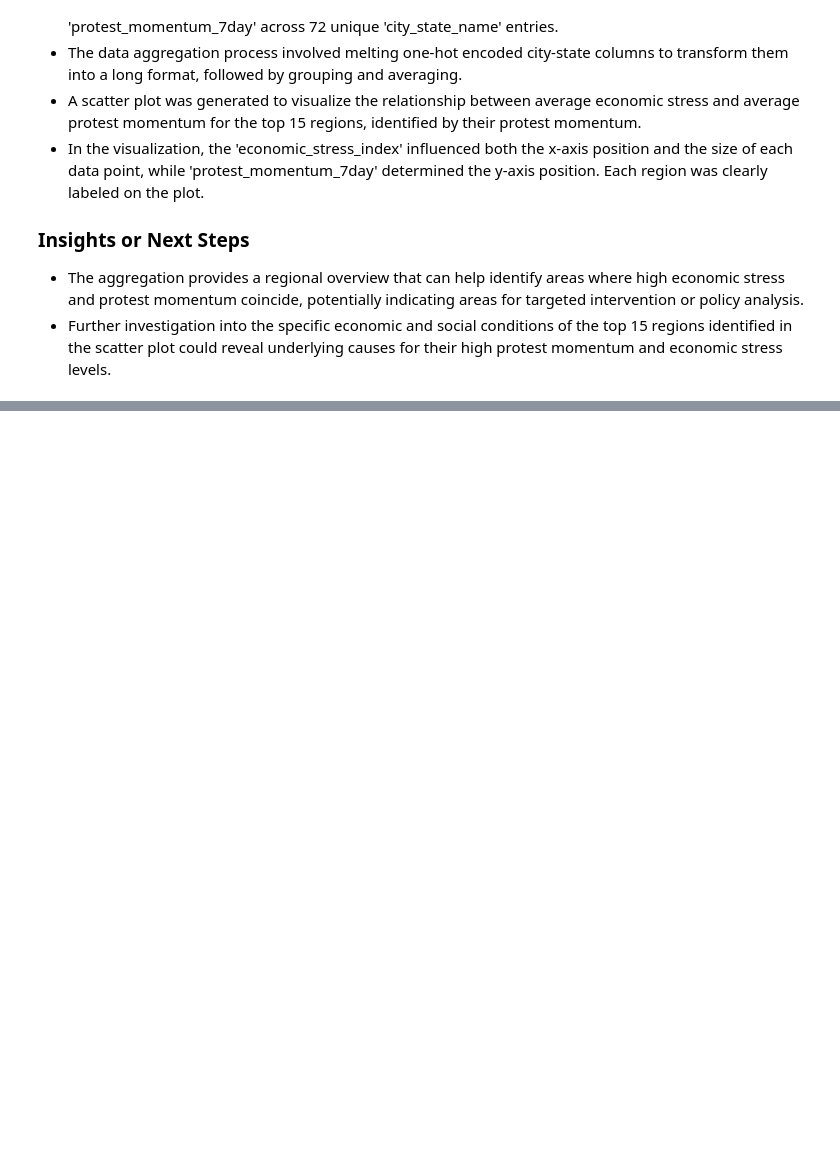
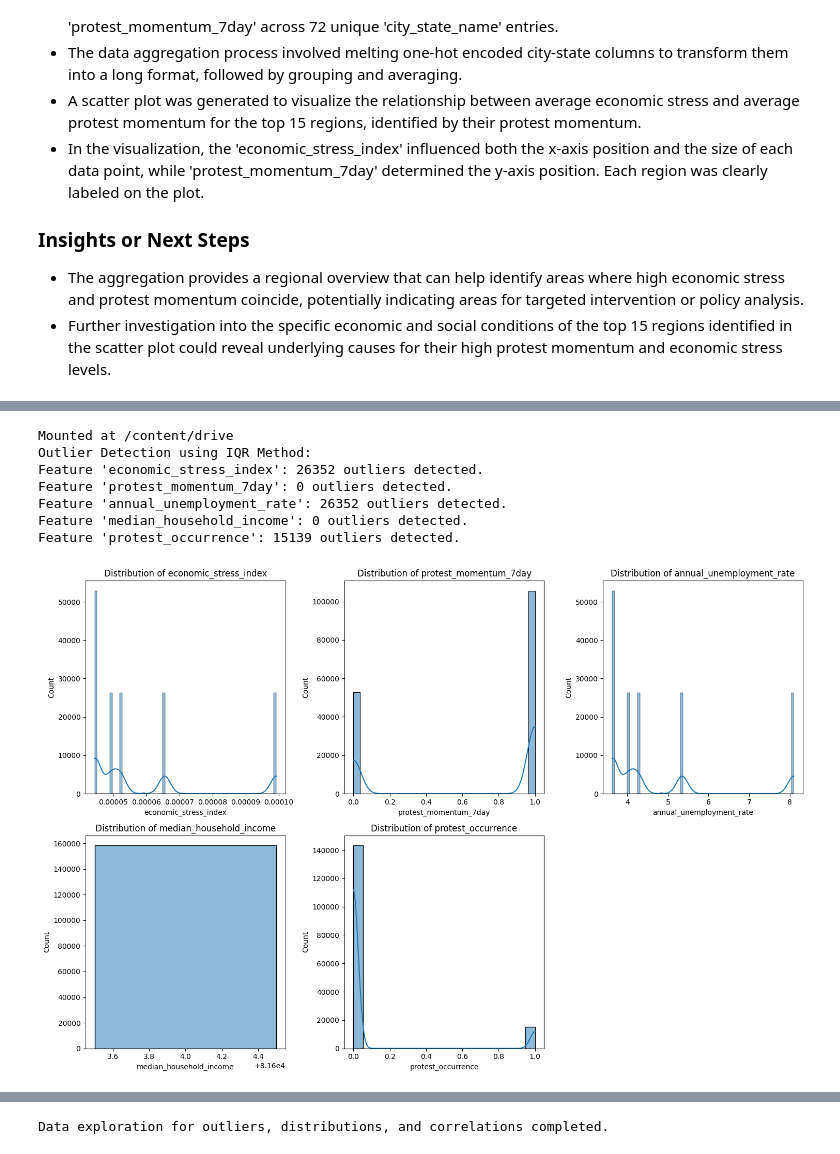
Before and after one commit to Millrjess/Millrjess, a Jupyter notebook: Protest_Data.ipynb, the cells around one changed output, grey strips where cells are left out. Drawn from its saved outputs; the diff is of its cells as text; code cells hidden in the pictures; blank space fills up the shorter version.

```diff
--- a/Protest_Data.ipynb
+++ b/Protest_Data.ipynb
@@ -1607,0 +1826,70 @@ Summarize the model's performance, the most influential features identified, and
+# %%
+import numpy as np
+import pandas as pd
+import matplotlib.pyplot as plt
+import seaborn as sns
+from google.colab import drive
+
+# Mount Google Drive to access files, forcing a remount to resolve potential credential issues
+drive.mount('/content/drive', force_remount=True)
+
+# Define the file path as specified in the instructions (assuming this path is correct from earlier cells)
+file_path = '/content/drive/MyDrive/df_full_protest_data.csv'
+
+# Load the protest data from the specified file into a pandas DataFrame
+df = pd.read_csv(file_path)
+
+# 1. Identify key numerical features for analysis
+key_numerical_features = [
+    'economic_stress_index',
+    'protest_momentum_7day',
+    'annual_unemployment_rate',
+    'median_household_income',
+    'protest_occurrence'
+]
+
+print("Outlier Detection using IQR Method:")
+for feature in key_numerical_features:
+    # Calculate Q1 (25th percentile) and Q3 (75th percentile)
+    Q1 = df[feature].quantile(0.25)
+    Q3 = df[feature].quantile(0.75)
+    IQR = Q3 - Q1
+
+    # Define outlier bounds
+    lower_bound = Q1 - 1.5 * IQR
+    upper_bound = Q3 + 1.5 * IQR
+
+    # Count outliers
+    outliers = df[(df[feature] < lower_bound) | (df[feature] > upper_bound)]
+    print(f"Feature '{feature}': {len(outliers)} outliers detected.")
+
+# 3. Generate histograms or density plots for the key numerical features
+plt.figure(figsize=(15, 10))
+for i, feature in enumerate(key_numerical_features):
+    plt.subplot(2, 3, i + 1)
+    sns.histplot(df[feature], kde=True)
+    plt.title(f'Distribution of {feature}')
+plt.tight_layout()
+plt.show()
+
+# 4. Calculate the Pearson correlation matrix for all numerical features in the DataFrame
+numerical_df = df.select_dtypes(include=np.number) # Select only numerical columns
+correlation_matrix = numerical_df.corr(method='pearson')
+
+# 5. Create a heatmap of the correlation matrix to visually inspect relationships
+plt.figure(figsize=(18, 15))
+sns.heatmap(correlation_matrix, annot=True, cmap='coolwarm', fmt=".2f")
+plt.title('Pearson Correlation Matrix of Numerical Features')
+plt.tight_layout()
+plt.show()
+
+print("Data exploration for outliers, distributions, and correlations completed.")
+# %% [output]
+Mounted at /content/drive
+Outlier Detection using IQR Method:
+Feature 'economic_stress_index': 26352 outliers detected.
+Feature 'protest_momentum_7day': 0 outliers detected.
+Feature 'annual_unemployment_rate': 26352 outliers detected.
+Feature 'median_household_income': 0 outliers detected.
+Feature 'protest_occurrence': 15139 outliers detected.
+[figure, added]
@@ -1607,0 +1897 @@ Summarize the model's performance, the most influential features identified, and
+Data exploration for outliers, distributions, and correlations completed.
```
Also changed, not shown: parts of 40 cells of this notebook.
